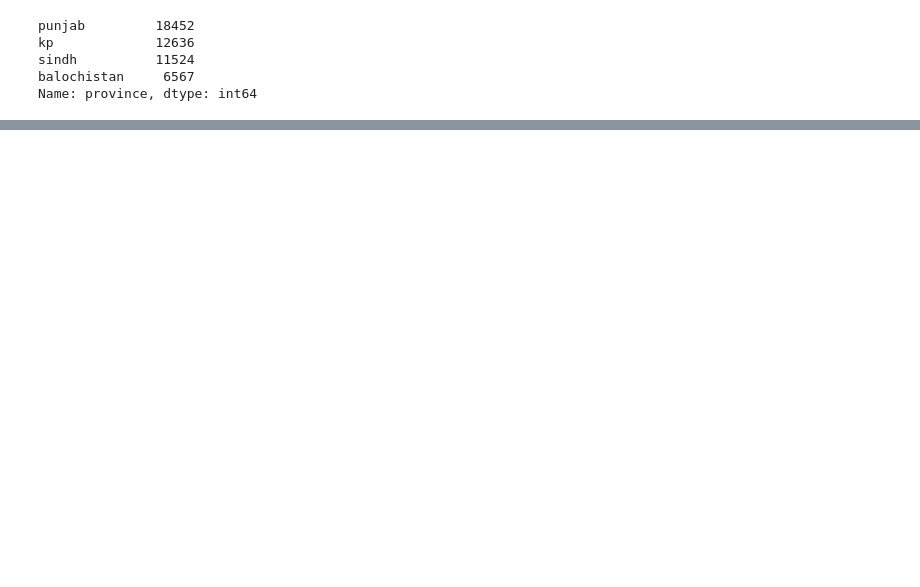
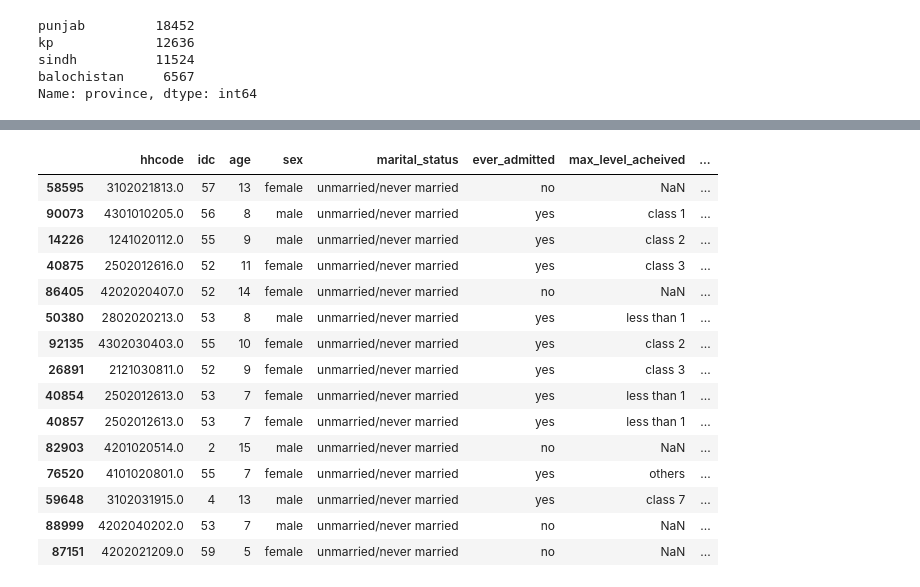
Before and after one commit to preetkhowaja/taliban_impact_pakistan, a Jupyter notebook: 10_data_cleaning/PSLM-1516.ipynb, the cells around one changed output, grey strips where cells are left out. Cells and saved outputs as stored; diff of their text form; code cells hidden in the pictures; blank space fills up the shorter version.

```diff
--- a/10_data_cleaning/PSLM-1516.ipynb
+++ b/10_data_cleaning/PSLM-1516.ipynb
@@ -131,0 +148,19 @@ years15_16
+# %%
+years15_16_.sample(15)
+# %% [output]
+|  | hhcode | idc | age | sex | marital_status | ever_admitted | max_level_acheived | ... |
+| 58595 | 3102021813.0 | 57 | 13 | female | unmarried/never married | no | NaN | ... |
+| 90073 | 4301010205.0 | 56 | 8 | male | unmarried/never married | yes | class 1 | ... |
+| 14226 | 1241020112.0 | 55 | 9 | male | unmarried/never married | yes | class 2 | ... |
+| 40875 | 2502012616.0 | 52 | 11 | female | unmarried/never married | yes | class 3 | ... |
+| 86405 | 4202020407.0 | 52 | 14 | female | unmarried/never married | no | NaN | ... |
+| 50380 | 2802020213.0 | 53 | 8 | male | unmarried/never married | yes | less than 1 | ... |
+| 92135 | 4302030403.0 | 55 | 10 | female | unmarried/never married | yes | class 2 | ... |
+| 26891 | 2121030811.0 | 52 | 9 | female | unmarried/never married | yes | class 3 | ... |
+| 40854 | 2502012613.0 | 53 | 7 | female | unmarried/never married | yes | less than 1 | ... |
+| 40857 | 2502012613.0 | 53 | 7 | female | unmarried/never married | yes | less than 1 | ... |
+| 82903 | 4201020514.0 | 2 | 15 | male | unmarried/never married | no | NaN | ... |
+| 76520 | 4101020801.0 | 55 | 7 | female | unmarried/never married | yes | others | ... |
+| 59648 | 3102031915.0 | 4 | 13 | male | unmarried/never married | yes | class 7 | ... |
+| 88999 | 4202040202.0 | 53 | 7 | male | unmarried/never married | no | NaN | ... |
+| 87151 | 4202021209.0 | 59 | 5 | female | unmarried/never married | no | NaN | ... |
```
Also changed, not shown: parts of 13 cells of this notebook, 5 other files.
